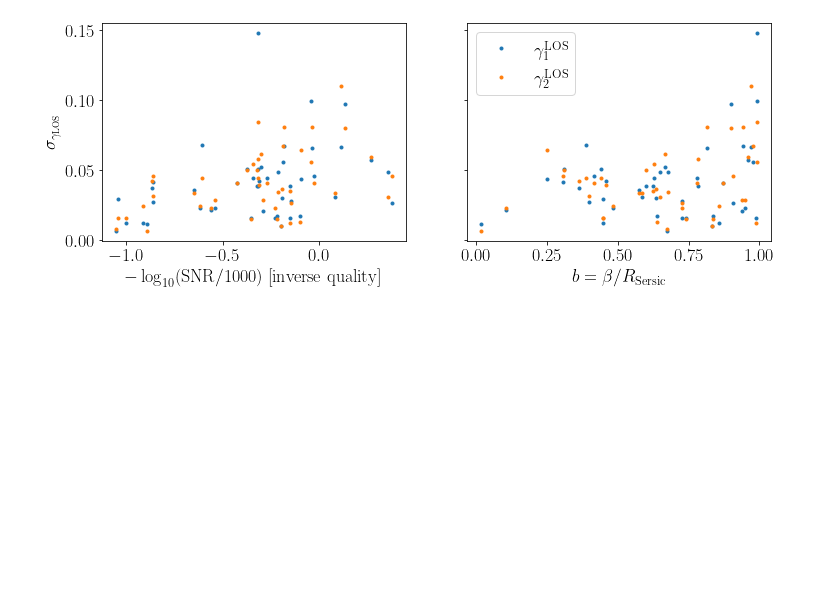
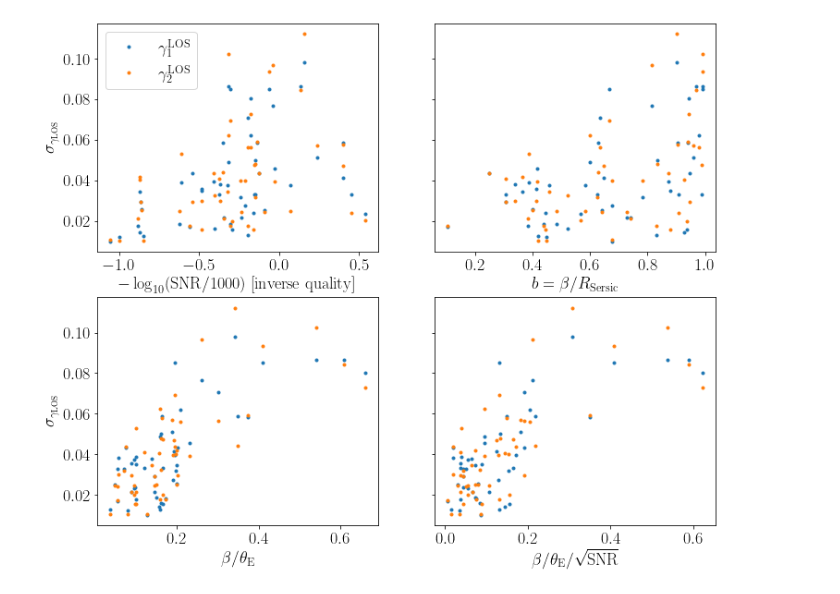
Before and after one commit to nataliehogg/analosis, a Jupyter notebook: analosis/notebooks/test_quality.ipynb, the cells around one changed output. Cells and saved outputs as stored; diff of their text form; code cells hidden in the pictures; blank space fills up the shorter version.

Commit message:
Adding notebook to play with quality criteria
To use it, you must create a "summary" folder in the "results" folder where you would put the summary results from the MCMCs

```diff
--- a/analosis/notebooks/test_quality.ipynb
+++ b/analosis/notebooks/test_quality.ipynb
@@ -18,6 +18,7 @@ from scipy.optimize import lsq_linear, curve_fit
 
 from analosis.utilities.useful_functions import Utilities, estimate_quality
 # %%
+sample = 'silver'
 path = '/Users/pierrefleury/GitHub/analosis/analosis/results'
-input_kwargs = pd.read_csv(path + '/datasets/' + 'golden_sample_input_kwargs.csv')
+input_kwargs = pd.read_csv(path + '/datasets/' + sample + '_sample_input_kwargs.csv')
 # %%
@@ -25,11 +26,11 @@ input_kwargs = pd.read_csv(path + '/datasets/' + 'golden_sample_input_kwargs.csv
 quality = estimate_quality(input_kwargs, snr_cut=5)
 # %%
-# Import summary results for golden sample
+# Import summary results for sample
 
 path_summary = '/Users/pierrefleury/GitHub/analosis/analosis/results/summary/'
 job = 'pm'
-summary_g1_kwargs = pd.read_csv(path_summary + 'summary_gamma1_'+job+'.csv')
-summary_g2_kwargs = pd.read_csv(path_summary + 'summary_gamma2_'+job+'.csv')
+summary_g1_kwargs = pd.read_csv(path_summary + sample + '_summary_gamma1_'+job+'.csv')
+summary_g2_kwargs = pd.read_csv(path_summary + sample + '_summary_gamma2_'+job+'.csv')
 
 in_gamma1_converged = summary_g1_kwargs['in_gamma1'].to_numpy()
 out_gamma1          = summary_g1_kwargs['out_gamma1'].to_numpy()
@@ -42,6 +43,11 @@ out_gamma2          = summary_g2_kwargs['out_gamma2'].to_numpy()
 g2_lower_error      = summary_g2_kwargs['g2_lower'].to_numpy()
 g2_upper_error      = summary_g2_kwargs['g2_upper'].to_numpy()
 b_g2                = summary_g2_kwargs['b'].to_numpy()
+# %%
+theta_E = input_kwargs['theta_E'].to_numpy()
+x_sl = input_kwargs['x_sl'].to_numpy()
+y_sl = input_kwargs['y_sl'].to_numpy()
+beta = np.sqrt(x_sl**2 + y_sl**2)
 # %%
 # Keep only the images where both components are converged
 all_indices = np.arange(64)
@@ -106,7 +115,9 @@ uncertainty_g2 = g2_lower_error + g2_upper_error
 error_g1 = abs(in_gamma1_converged - out_gamma1)
 error_g2 = abs(in_gamma2_converged - out_gamma2)
 # %%
-quality = np.array(quality)
+beta = np.array([b for i, b in enumerate(beta) if i in converged])
+theta_E = np.array([th for i, th in enumerate(theta_E) if i in converged])
+quality = np.array([q for i, q in enumerate(quality) if i in converged])
 Q = np.log10(quality/1000)
 # %%
 # check that error bars are well correlated
@@ -156,20 +167,30 @@ plt.show()
 # %%
-fig, (ax1, ax2) = plt.subplots(1, 2, sharey=True, figsize=(12,4))
-fig.subplots_adjust(hspace=0)
+fig, axes = plt.subplots(2, 2, sharey=True, figsize=(12,10))
+#fig.subplots_adjust(hspace=0)
 
-ax1.plot(-Q, uncertainty_g1, '.')
-ax1.plot(-Q, uncertainty_g2, '.')
-ax1.set_ylabel(r'$\sigma_{\gamma_{\rm LOS}}$')
-ax1.set_xlabel(r'$-\log_{10}(\mathrm{SNR}/1000)$ [inverse quality]')
-#ax1.legend([r'$\gamma_1^{\rm LOS}$', r'$\gamma_2^{\rm LOS}$'])
+axes[0, 0].plot(-Q, uncertainty_g1, '.')
+axes[0, 0].plot(-Q, uncertainty_g2, '.')
+axes[0, 0].set_ylabel(r'$\sigma_{\gamma_{\rm LOS}}$')
+axes[0, 0].set_xlabel(r'$-\log_{10}(\mathrm{SNR}/1000)$ [inverse quality]')
+axes[0, 0].legend([r'$\gamma_1^{\rm LOS}$', r'$\gamma_2^{\rm LOS}$'])
 
-ax2.plot(b_g1, uncertainty_g1, '.')
-ax2.plot(b_g1, uncertainty_g2, '.')
-ax2.set_xlabel(r'$b=\beta/R_{\rm Sersic}$')
-ax2.legend([r'$\gamma_1^{\rm LOS}$', r'$\gamma_2^{\rm LOS}$'])
+axes[0, 1].plot(b_g1, uncertainty_g1, '.')
+axes[0, 1].plot(b_g1, uncertainty_g2, '.')
+axes[0, 1].set_xlabel(r'$b=\beta/R_{\rm Sersic}$')
+#axes[0, 1].legend([r'$\gamma_1^{\rm LOS}$', r'$\gamma_2^{\rm LOS}$'])
 
-plt.savefig('sigma_SNR_b.pdf', bbox_inches='tight')
+axes[1, 0].plot(beta/theta_E, uncertainty_g1, '.')
+axes[1, 0].plot(beta/theta_E, uncertainty_g2, '.')
+axes[1, 0].set_xlabel(r'$\beta/\theta_{\rm E}$')
+axes[1, 0].set_ylabel(r'$\sigma_{\gamma_{\rm LOS}}$')
+#axes[1, 0].legend([r'$\gamma_1^{\rm LOS}$', r'$\gamma_2^{\rm LOS}$'])
+
+axes[1, 1].plot(beta/theta_E*b_g1, uncertainty_g1, '.')
+axes[1, 1].plot(beta/theta_E*b_g1, uncertainty_g2, '.')
+axes[1, 1].set_xlabel(r'$\beta/\theta_{\rm E}/\sqrt{\mathrm{SNR}}$')
+
+#plt.savefig('sigma.pdf', bbox_inches='tight')
 plt.show()
 # %% [output]
-[figure, old version]
+[figure, new version]
 # %%
```
Also changed, not shown: parts of 10 cells of this notebook.
